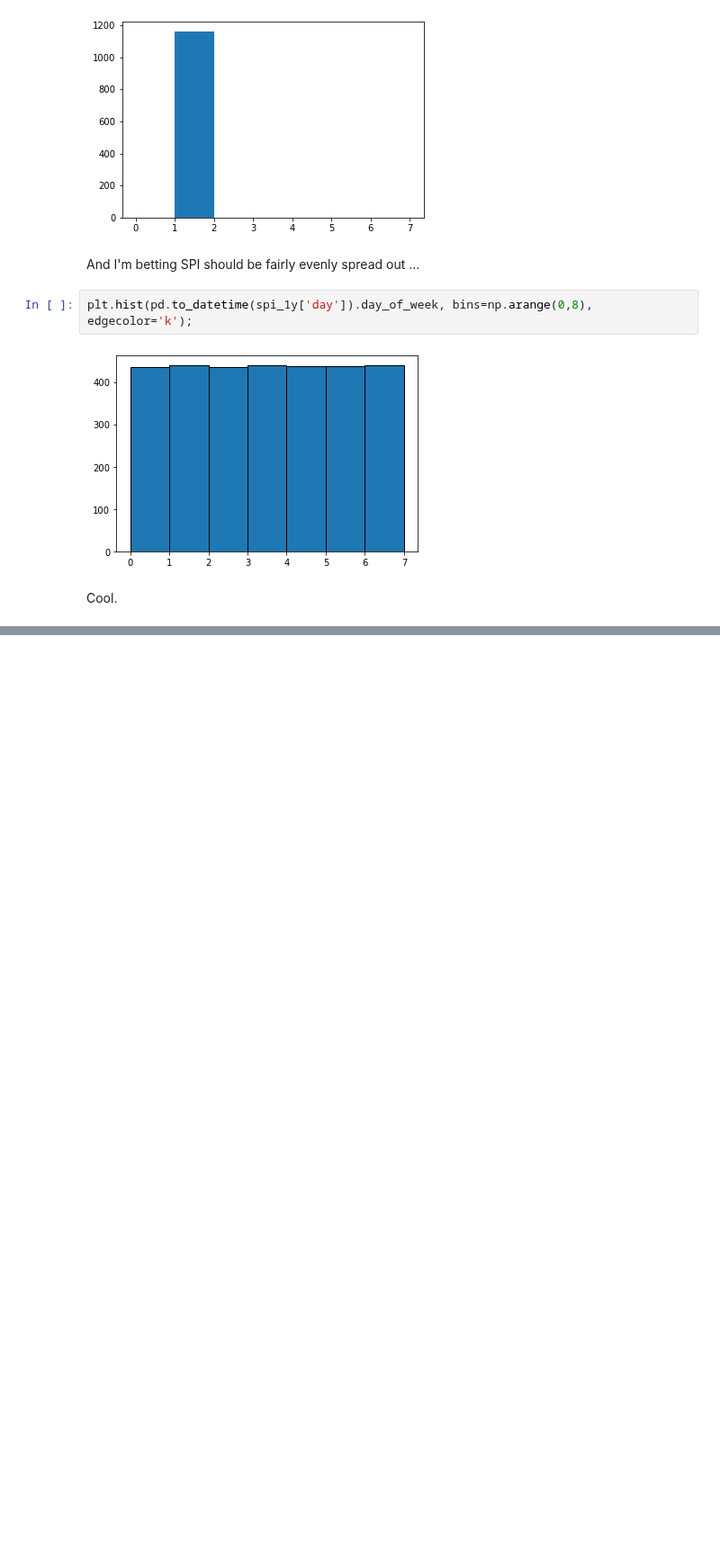
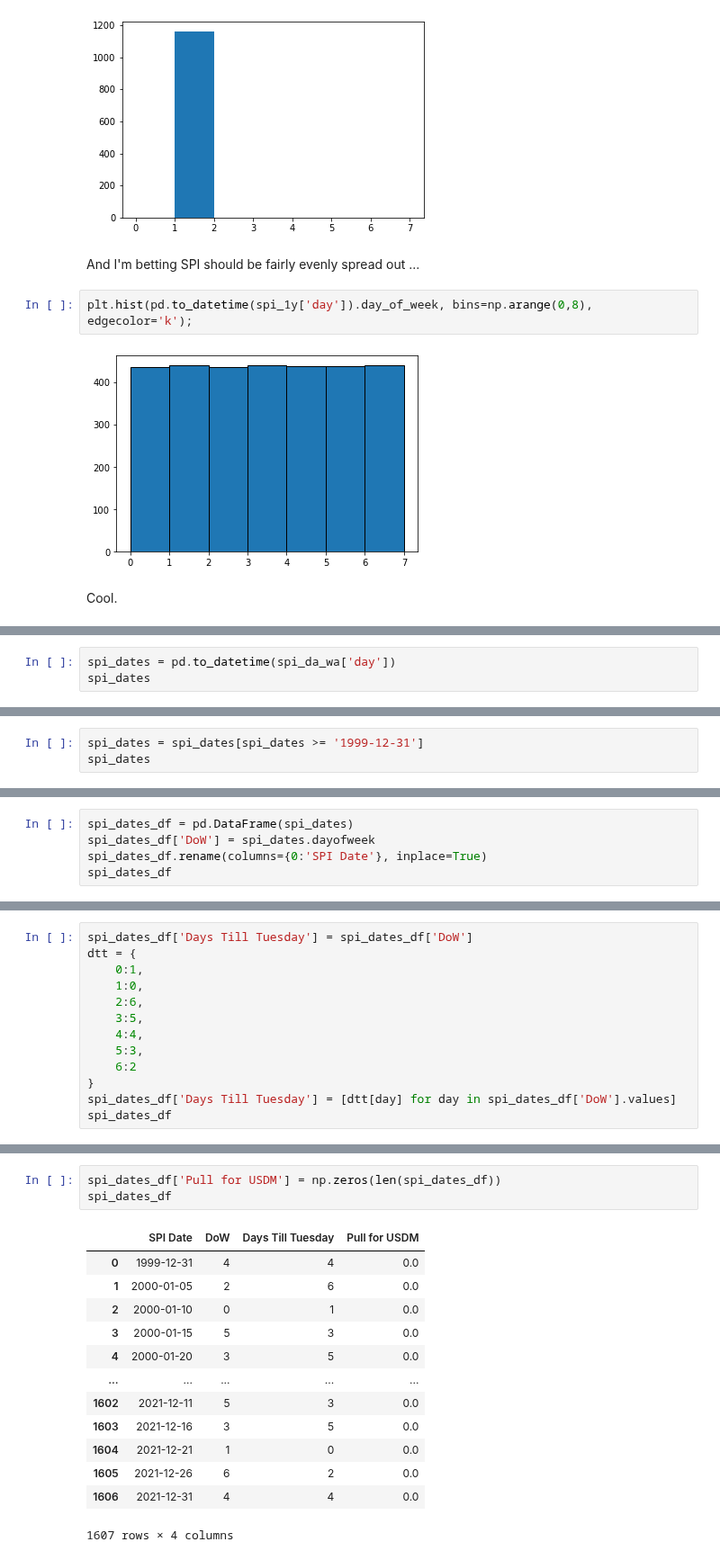
Before and after one commit to UW-Hydro/drought_impact, a Jupyter notebook: notebooks/explore/usdm_spi_compare.ipynb, the cells around one changed output, grey strips where cells are left out. Shown at 90% size. Cells and saved outputs as stored; diff of their text form; blank space fills up the shorter version.

```diff
--- a/notebooks/explore/usdm_spi_compare.ipynb
+++ b/notebooks/explore/usdm_spi_compare.ipynb
@@ -367,0 +378,3 @@ So I can probably do some grouping to align times ...but it'd def be a staggered
+# %%
+spi_dates = pd.to_datetime(spi_da_wa['day'])
+spi_dates
@@ -367,0 +390,3 @@ So I can probably do some grouping to align times ...but it'd def be a staggered
+# %%
+spi_dates = spi_dates[spi_dates >= '1999-12-31']
+spi_dates
@@ -367,0 +402,5 @@ So I can probably do some grouping to align times ...but it'd def be a staggered
+# %%
+spi_dates_df = pd.DataFrame(spi_dates)
+spi_dates_df['DoW'] = spi_dates.dayofweek
+spi_dates_df.rename(columns={0:'SPI Date'}, inplace=True)
+spi_dates_df
@@ -367,0 +421,13 @@ So I can probably do some grouping to align times ...but it'd def be a staggered
+# %%
+spi_dates_df['Days Till Tuesday'] = spi_dates_df['DoW']
+dtt = {
+    0:1,
+    1:0,
+    2:6,
+    3:5,
+    4:4,
+    5:3,
+    6:2
+}
+spi_dates_df['Days Till Tuesday'] = [dtt[day] for day in spi_dates_df['DoW'].values]
+spi_dates_df
@@ -367,0 +448,17 @@ So I can probably do some grouping to align times ...but it'd def be a staggered
+# %%
+spi_dates_df['Pull for USDM'] = np.zeros(len(spi_dates_df))
+spi_dates_df
+# %% [output]
+|  | SPI Date | DoW | Days Till Tuesday | Pull for USDM |
+| 0 | 1999-12-31 | 4 | 4 | 0.0 |
+| 1 | 2000-01-05 | 2 | 6 | 0.0 |
+| 2 | 2000-01-10 | 0 | 1 | 0.0 |
+| 3 | 2000-01-15 | 5 | 3 | 0.0 |
+| 4 | 2000-01-20 | 3 | 5 | 0.0 |
+| ... | ... | ... | ... | ... |
+| 1602 | 2021-12-11 | 5 | 3 | 0.0 |
+| 1603 | 2021-12-16 | 3 | 5 | 0.0 |
+| 1604 | 2021-12-21 | 1 | 0 | 0.0 |
+| 1605 | 2021-12-26 | 6 | 2 | 0.0 |
+| 1606 | 2021-12-31 | 4 | 4 | 0.0 |
+1607 rows × 4 columns
```
Also changed, not shown: parts of 22 cells of this notebook, 1 other file.
